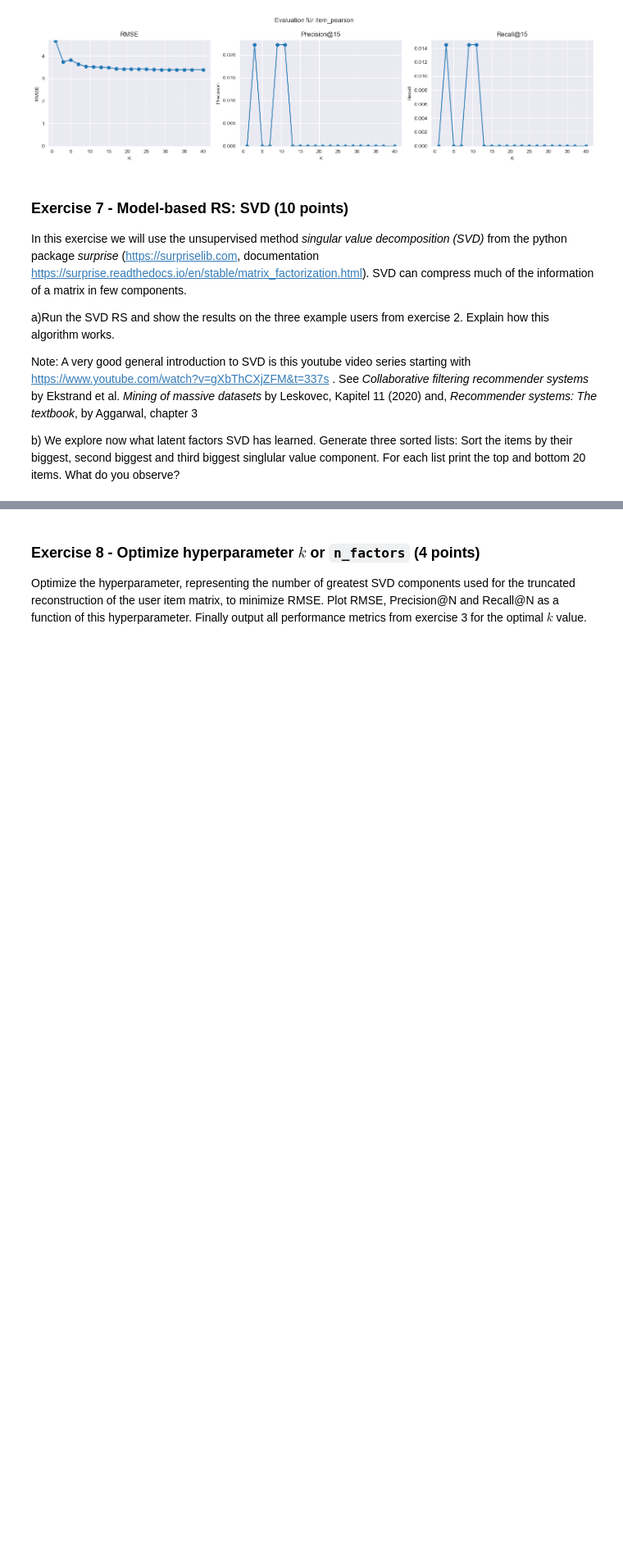
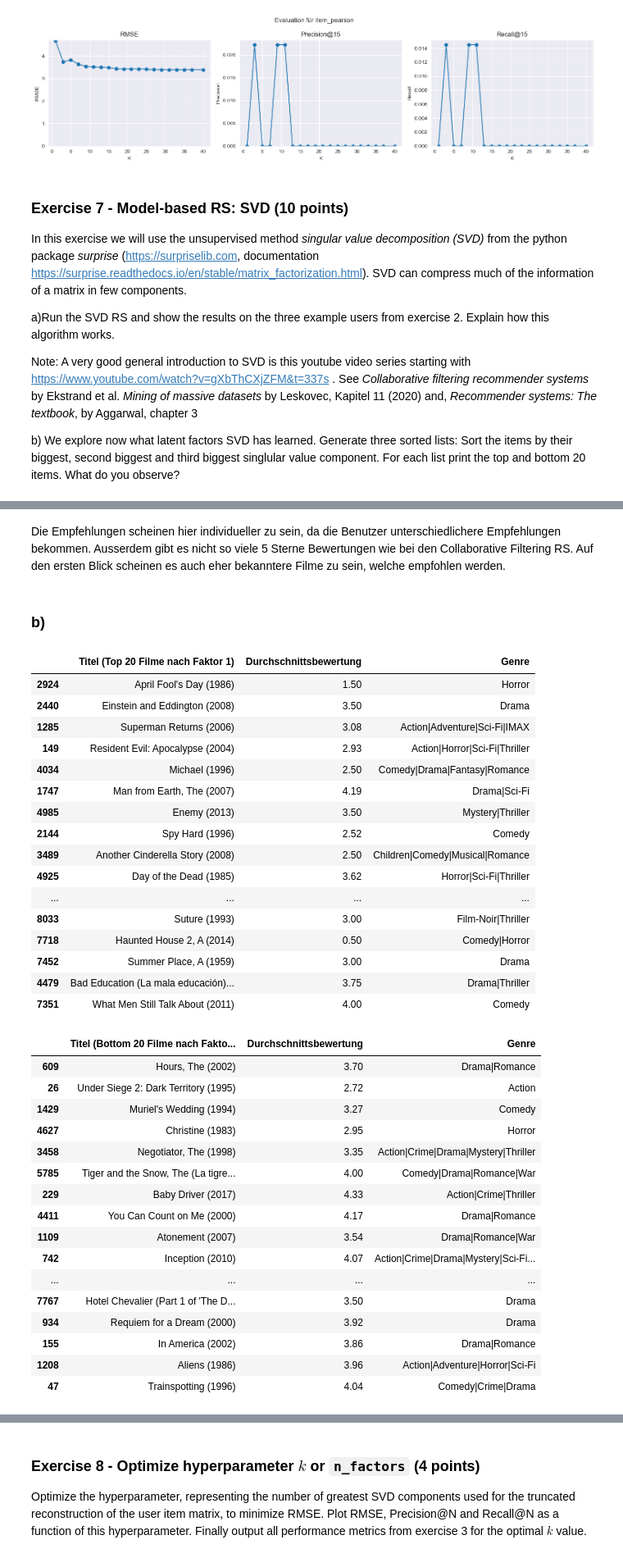
Before and after one commit to Tschoppsilas/RSY, a Jupyter notebook: RSY_MiniChallenge_FS25.ipynb, the cells around one changed output, grey strips where cells are left out. Shown at 82% size. Cells and saved outputs as stored; diff of their text form; code cells hidden in the pictures; blank space fills up the shorter version.

```diff
--- a/RSY_MiniChallenge_FS25.ipynb
+++ b/RSY_MiniChallenge_FS25.ipynb
@@ -1488,0 +1545,75 @@ b) We explore now what latent factors SVD has learned. Generate three sorted lis
+# %% [markdown]
+Die Empfehlungen scheinen hier individueller zu sein, da die Benutzer unterschiedlichere Empfehlungen bekommen. Ausserdem gibt es nicht so viele 5 Sterne Bewertungen wie bei den Collaborative Filtering RS. Auf den ersten Blick scheinen es auch eher bekanntere Filme zu sein, welche empfohlen werden.
+# %% [markdown]
+### b)
+# %%
+from IPython.display import display
+# Berechne die Durchschnittsbewertungen je Film
+avg_ratings = ratings.groupby("movieId")["rating"].mean().reset_index()
+avg_ratings.columns = ["movieId", "avg_rating"]
+
+# Zugriff auf die Item-Faktoren (q_i) im trainierten Modell
+item_factors = svd.qi  # shape: (n_items, n_factors)
+item_inner_ids = list(range(len(item_factors)))  # surprise-interne IDs
+item_raw_ids = [svd.trainset.to_raw_iid(iid) for iid in item_inner_ids]  # movieId (als Strings!)
+
+# Erstelle DataFrame mit Faktoren
+item_df = pd.DataFrame(item_factors, columns=[f"f{i+1}" for i in range(item_factors.shape[1])])
+item_df["movieId"] = item_raw_ids
+item_df["movieId"] = item_df["movieId"].astype(int)  # Für Merge nötig
+
+# Füge Titel, Genre und Durchschnittsbewertung hinzu
+item_df = item_df.merge(movies[["movieId", "title", "genres"]], on="movieId", how="left")
+item_df = item_df.merge(avg_ratings, on="movieId", how="left")
+
+# Für die ersten 3 latenten Faktoren: sortiere Items nach deren Einfluss
+for i in range(3):
+    col = f"f{i+1}"
+    sorted_items = item_df.sort_values(by=col, ascending=False)
+
+    # Top 20
+    top_20 = sorted_items.head(20)[["title", "avg_rating", "genres"]].copy()
+    top_20["avg_rating"] = top_20["avg_rating"].round(2)
+    top_20.columns = [f"Titel (Top 20 Filme nach Faktor {i+1}) ", "Durchschnittsbewertung", "Genre"]
+    display(top_20)
+
+    # Bottom 20
+    bottom_20 = sorted_items.tail(20)[["title", "avg_rating", "genres"]].copy()
+    bottom_20["avg_rating"] = bottom_20["avg_rating"].round(2)
+    bottom_20.columns = [f"Titel (Bottom 20 Filme nach Faktor {i+1})", "Durchschnittsbewertung", "Genre"]
+    display(bottom_20)
+# %% [output]
+|  | Titel (Top 20 Filme nach Faktor 1) | Durchschnittsbewertung | Genre |
+| 2924 | April Fool's Day (1986) | 1.50 | Horror |
+| 2440 | Einstein and Eddington (2008) | 3.50 | Drama |
+| 1285 | Superman Returns (2006) | 3.08 | Action|Adventure|Sci-Fi|IMAX |
+| 149 | Resident Evil: Apocalypse (2004) | 2.93 | Action|Horror|Sci-Fi|Thriller |
+| 4034 | Michael (1996) | 2.50 | Comedy|Drama|Fantasy|Romance |
+| 1747 | Man from Earth, The (2007) | 4.19 | Drama|Sci-Fi |
+| 4985 | Enemy (2013) | 3.50 | Mystery|Thriller |
+| 2144 | Spy Hard (1996) | 2.52 | Comedy |
+| 3489 | Another Cinderella Story (2008) | 2.50 | Children|Comedy|Musical|Romance |
+| 4925 | Day of the Dead (1985) | 3.62 | Horror|Sci-Fi|Thriller |
+| ... | ... | ... | ... |
+| 8033 | Suture (1993) | 3.00 | Film-Noir|Thriller |
+| 7718 | Haunted House 2, A (2014) | 0.50 | Comedy|Horror |
+| 7452 | Summer Place, A (1959) | 3.00 | Drama |
+| 4479 | Bad Education (La mala educación)... | 3.75 | Drama|Thriller |
+| 7351 | What Men Still Talk About (2011) | 4.00 | Comedy |
+|  | Titel (Bottom 20 Filme nach Fakto... | Durchschnittsbewertung | Genre |
+| 609 | Hours, The (2002) | 3.70 | Drama|Romance |
+| 26 | Under Siege 2: Dark Territory (1995) | 2.72 | Action |
+| 1429 | Muriel's Wedding (1994) | 3.27 | Comedy |
+| 4627 | Christine (1983) | 2.95 | Horror |
+| 3458 | Negotiator, The (1998) | 3.35 | Action|Crime|Drama|Mystery|Thriller |
+| 5785 | Tiger and the Snow, The (La tigre... | 4.00 | Comedy|Drama|Romance|War |
+| 229 | Baby Driver (2017) | 4.33 | Action|Crime|Thriller |
+| 4411 | You Can Count on Me (2000) | 4.17 | Drama|Romance |
+| 1109 | Atonement (2007) | 3.54 | Drama|Romance|War |
+| 742 | Inception (2010) | 4.07 | Action|Crime|Drama|Mystery|Sci-Fi... |
+| ... | ... | ... | ... |
+| 7767 | Hotel Chevalier (Part 1 of 'The D... | 3.50 | Drama |
+| 934 | Requiem for a Dream (2000) | 3.92 | Drama |
+| 155 | In America (2002) | 3.86 | Drama|Romance |
+| 1208 | Aliens (1986) | 3.96 | Action|Adventure|Horror|Sci-Fi |
+| 47 | Trainspotting (1996) | 4.04 | Comedy|Crime|Drama |
```
Also changed, not shown: parts of 16 cells of this notebook, 1 other file.
